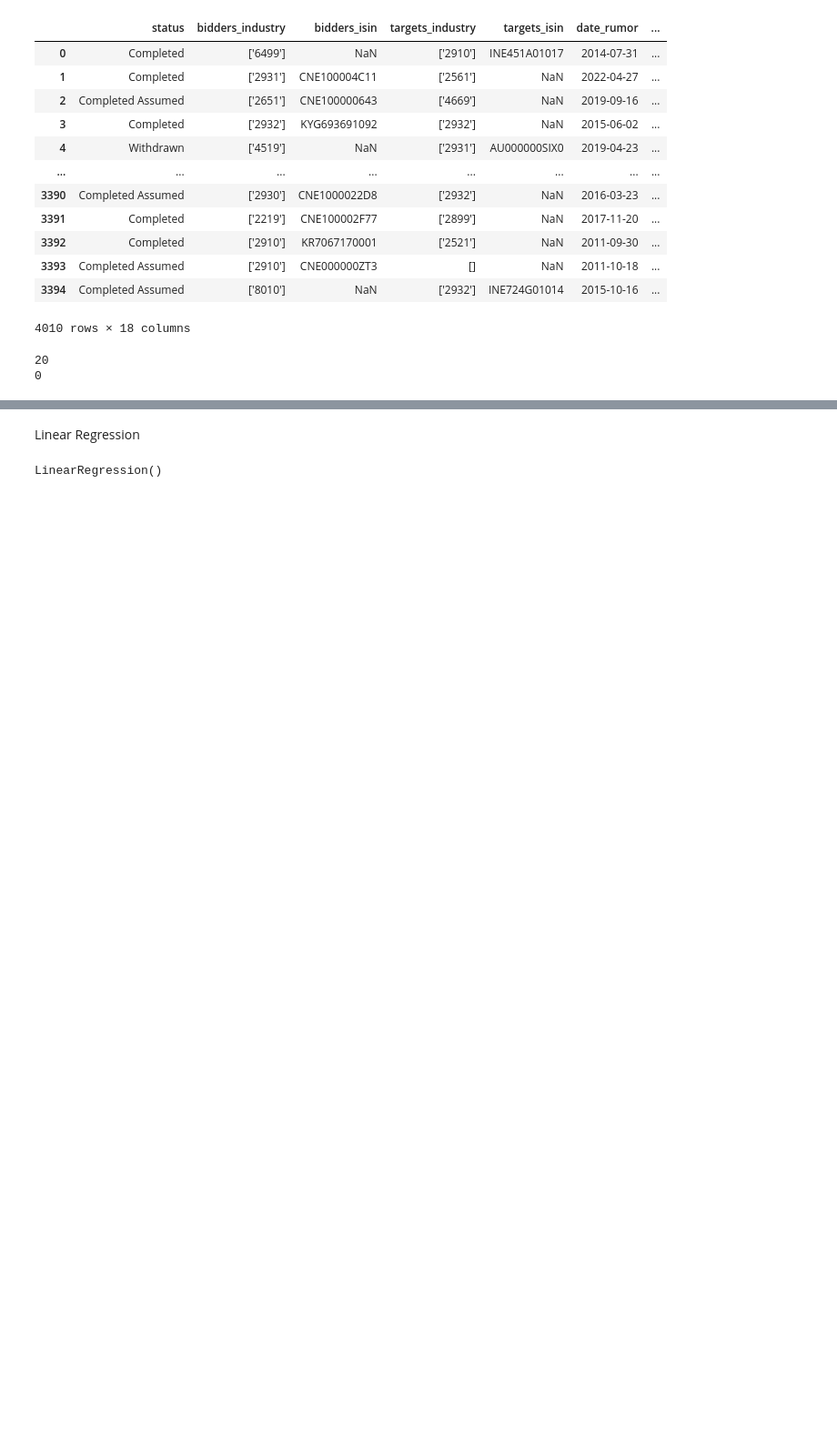
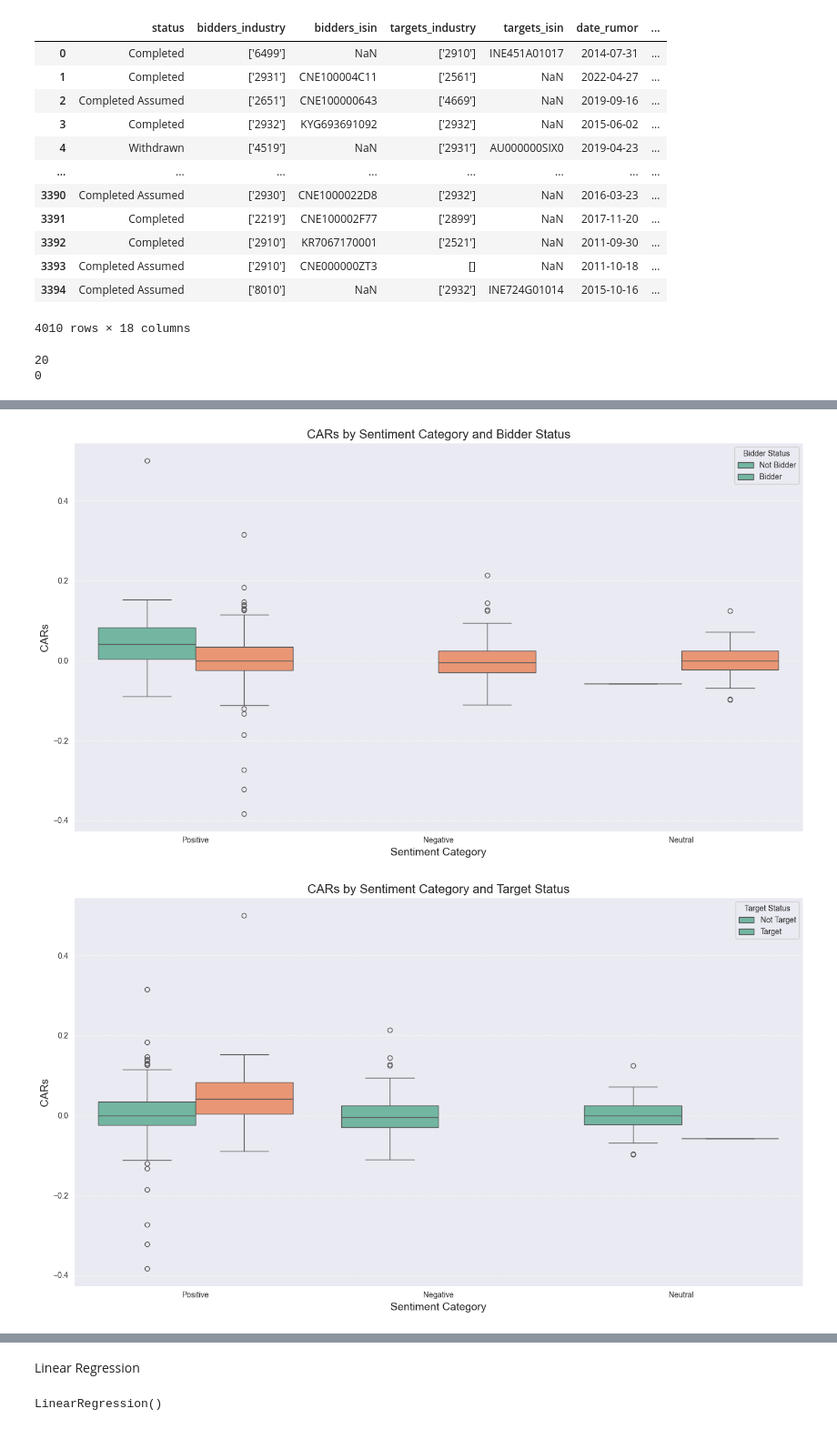
Before and after one commit to grallv/DSB2, a Jupyter notebook: combine_regression.ipynb, the cells around one changed output, grey strips where cells are left out. Shown at 91% size. Saved outputs shown, nothing was run; the diff lists cells and outputs as text; code cells hidden in the pictures; blank space fills up the shorter version.

```diff
--- a/combine_regression.ipynb
+++ b/combine_regression.ipynb
@@ -10,7 +10,7 @@ from sklearn.ensemble import RandomForestRegressor
 # %%
 # read datasets & create dataframes
 
-comdata = pd.read_csv('Data/final_data.csv', index_col= 'Unnamed: 0')
+comdata = pd.read_csv('final_data.csv', index_col= 'Unnamed: 0')
 ret_data = pd.read_csv('return_daily.csv', index_col='Unnamed: 0')
 # %%
 market_ret = ret_data[ret_data.index == 'mean']
@@ -233,0 +284,45 @@ y = y[X.index]
+# %%
+import seaborn as sns
+import matplotlib.pyplot as plt
+
+# Categorize sentiment into positive, neutral, and negative for simplicity
+filtered_data['sentiment_category'] = filtered_data['sentiment'].apply(
+    lambda x: 'Positive' if x > 0 else 'Negative' if x < 0 else 'Neutral'
+)
+
+# Plot CARs grouped by sentiment categories and bidder/target status
+plt.figure(figsize=(14, 8))
+sns.boxplot(
+    data=filtered_data,
+    x='sentiment_category',
+    y='CARs',
+    hue='is_bidder',
+    palette='Set2'
+)
+plt.title('CARs by Sentiment Category and Bidder Status', fontsize=16)
+plt.xlabel('Sentiment Category', fontsize=14)
+plt.ylabel('CARs', fontsize=14)
+plt.legend(title='Bidder Status', labels=['Not Bidder', 'Bidder'])
+plt.grid(axis='y', linestyle='--', alpha=0.7)
+plt.tight_layout()
+plt.show()
+
+# Repeat the process for target status
+plt.figure(figsize=(14, 8))
+sns.boxplot(
+    data=filtered_data,
+    x='sentiment_category',
+    y='CARs',
+    hue='is_target',
+    palette='Set2'
+)
+plt.title('CARs by Sentiment Category and Target Status', fontsize=16)
+plt.xlabel('Sentiment Category', fontsize=14)
+plt.ylabel('CARs', fontsize=14)
+plt.legend(title='Target Status', labels=['Not Target', 'Target'])
+plt.grid(axis='y', linestyle='--', alpha=0.7)
+plt.tight_layout()
+plt.show()
+# %% [output]
+[figure, added]
+[figure, added]
```
Also changed, not shown: parts of 22 cells of this notebook.
